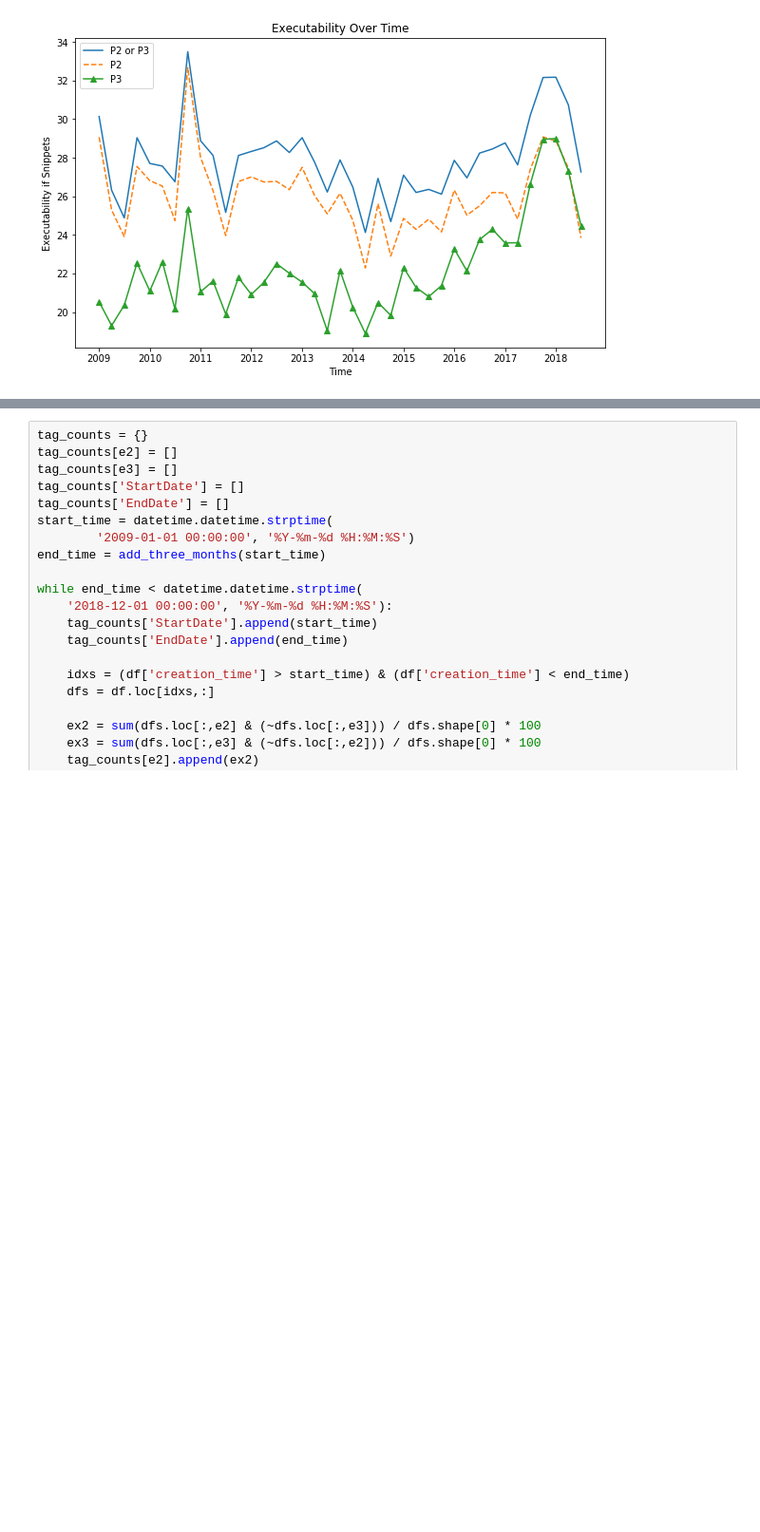
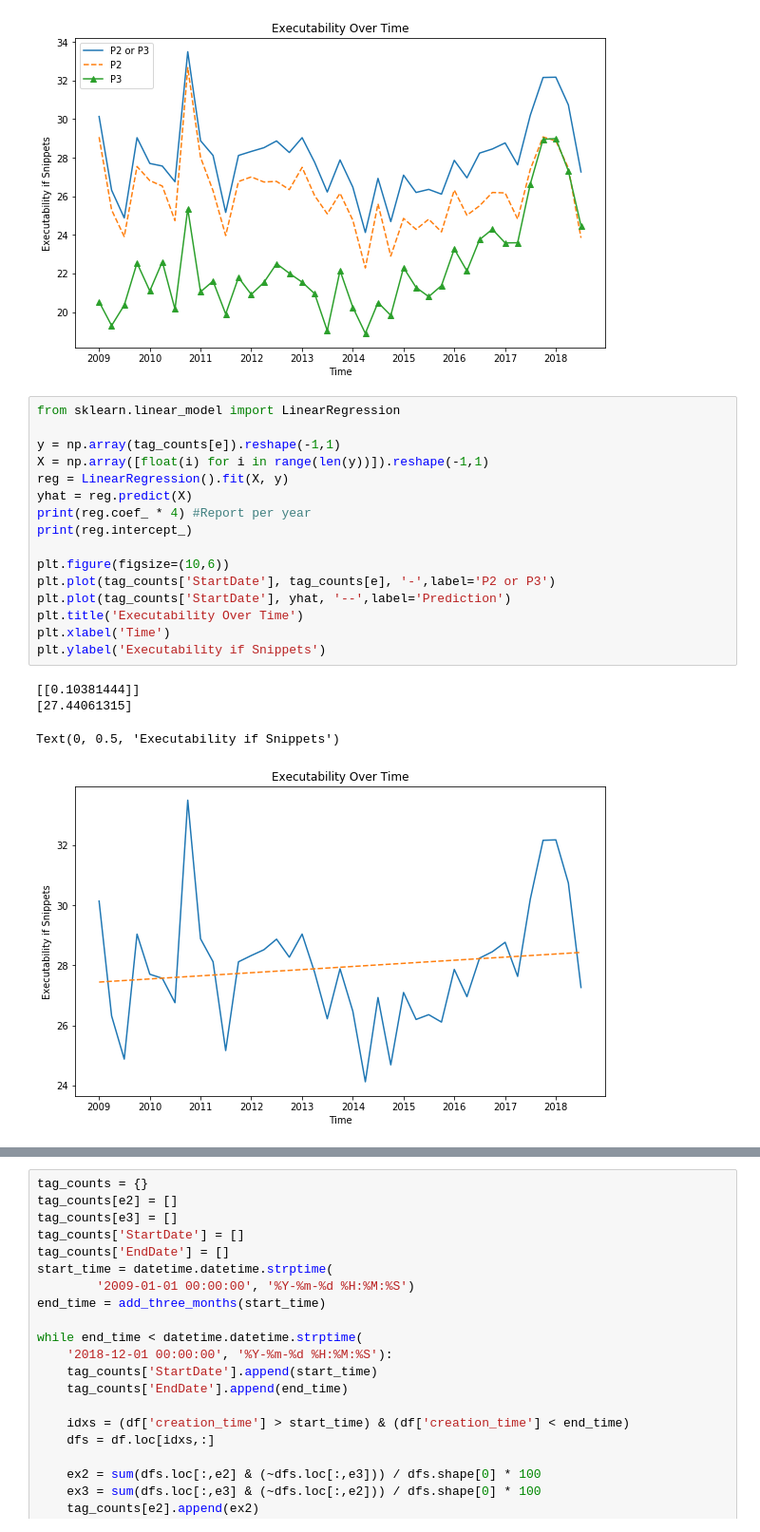
Before and after one commit to nimamahmoudi/msr2019-mining-challenge-webapp, a Jupyter notebook: data/stats2.ipynb, the cells around one changed output, grey strips where cells are left out. Shown: that part at 95% size. Drawn from its saved outputs; the diff is of its cells as text; blank space fills up the shorter version.

Commit message:
added linear regression

```diff
--- a/data/stats2.ipynb
+++ b/data/stats2.ipynb
@@ -370,3 +370,24 @@ plt.ylabel('Executability if Snippets')
 # %% [output]
 Text(0, 0.5, 'Executability if Snippets')
 [figure]
+# %%
+from sklearn.linear_model import LinearRegression
+
+y = np.array(tag_counts[e]).reshape(-1,1)
+X = np.array([float(i) for i in range(len(y))]).reshape(-1,1)
+reg = LinearRegression().fit(X, y)
+yhat = reg.predict(X)
+print(reg.coef_ * 4) #Report per year
+print(reg.intercept_)
+
+plt.figure(figsize=(10,6))
+plt.plot(tag_counts['StartDate'], tag_counts[e], '-',label='P2 or P3')
+plt.plot(tag_counts['StartDate'], yhat, '--',label='Prediction')
+plt.title('Executability Over Time')
+plt.xlabel('Time')
+plt.ylabel('Executability if Snippets')
+# %% [output]
+[[0.10381444]]
+[27.44061315]
+Text(0, 0.5, 'Executability if Snippets')
+[figure, added]
```
Also changed, not shown: parts of 3 cells of this notebook, 1 other file.
